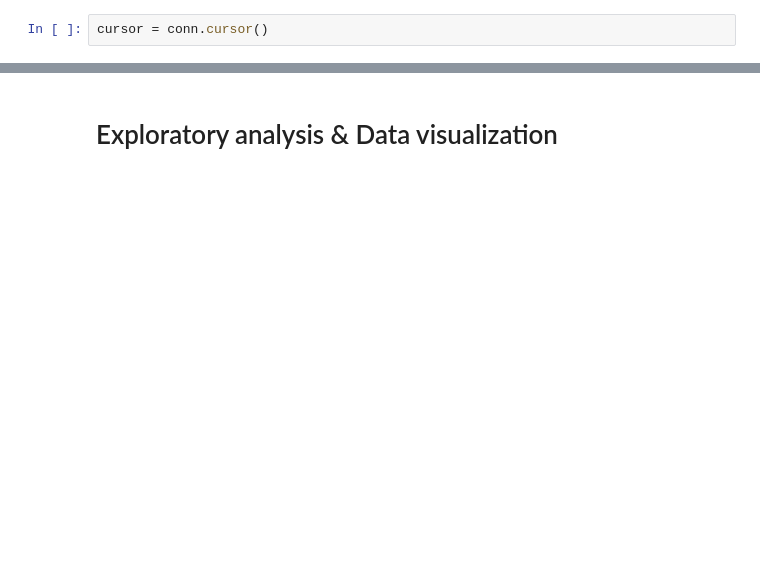
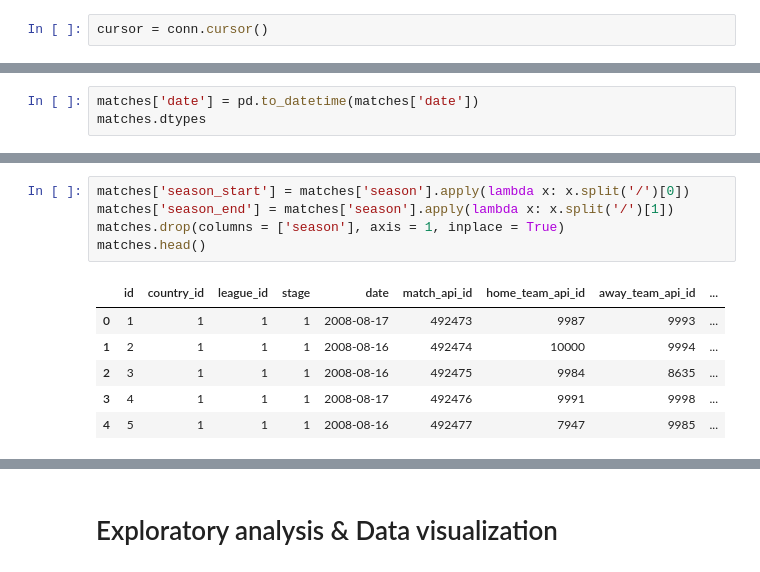
Before and after one commit to Hyej-Kim/cmsc320Final, a Jupyter notebook: cmsc320Final.ipynb, the cells around one changed output, grey strips where cells are left out. Saved outputs shown, nothing was run; the diff lists cells and outputs as text; blank space fills up the shorter version.

```diff
--- a/cmsc320Final.ipynb
+++ b/cmsc320Final.ipynb
@@ -180,0 +217,3 @@ df.head()
+# %%
+matches['date'] = pd.to_datetime(matches['date'])
+matches.dtypes
@@ -180,0 +233,12 @@ df.head()
+# %%
+matches['season_start'] = matches['season'].apply(lambda x: x.split('/')[0])
+matches['season_end'] = matches['season'].apply(lambda x: x.split('/')[1])
+matches.drop(columns = ['season'], axis = 1, inplace = True)
+matches.head()
+# %% [output]
+|  | id | country_id | league_id | stage | date | match_api_id | home_team_api_id | away_team_api_id | ... |
+| 0 | 1 | 1 | 1 | 1 | 2008-08-17 | 492473 | 9987 | 9993 | ... |
+| 1 | 2 | 1 | 1 | 1 | 2008-08-16 | 492474 | 10000 | 9994 | ... |
+| 2 | 3 | 1 | 1 | 1 | 2008-08-16 | 492475 | 9984 | 8635 | ... |
+| 3 | 4 | 1 | 1 | 1 | 2008-08-17 | 492476 | 9991 | 9998 | ... |
+| 4 | 5 | 1 | 1 | 1 | 2008-08-16 | 492477 | 7947 | 9985 | ... |
```
Also changed, not shown: parts of 36 cells of this notebook.
